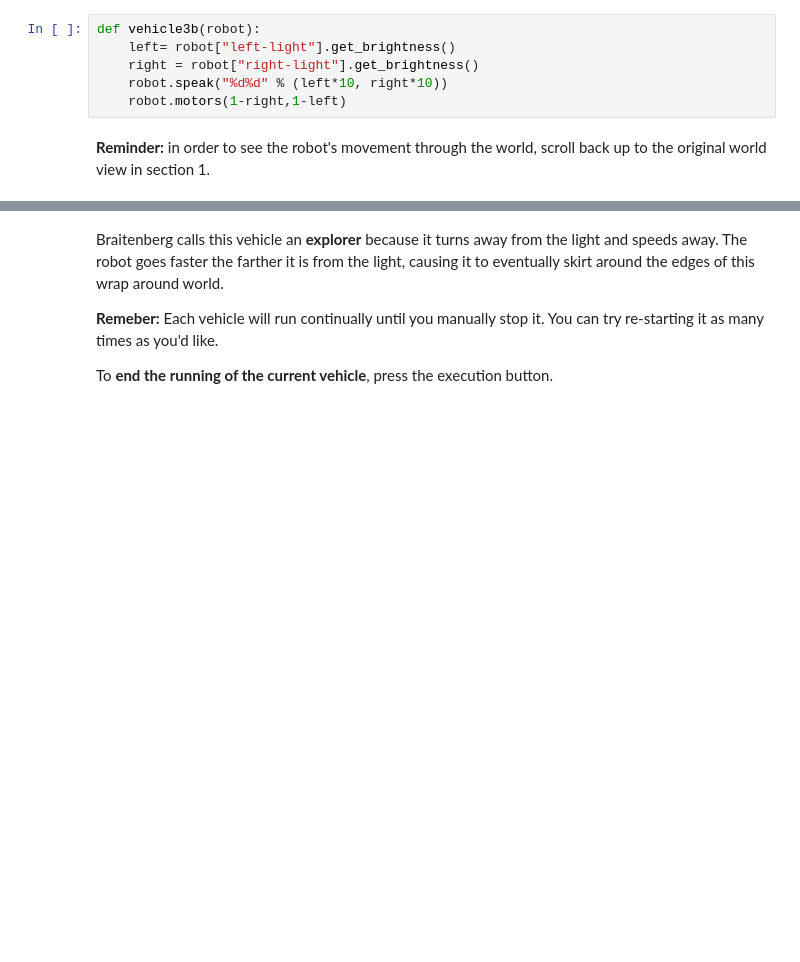
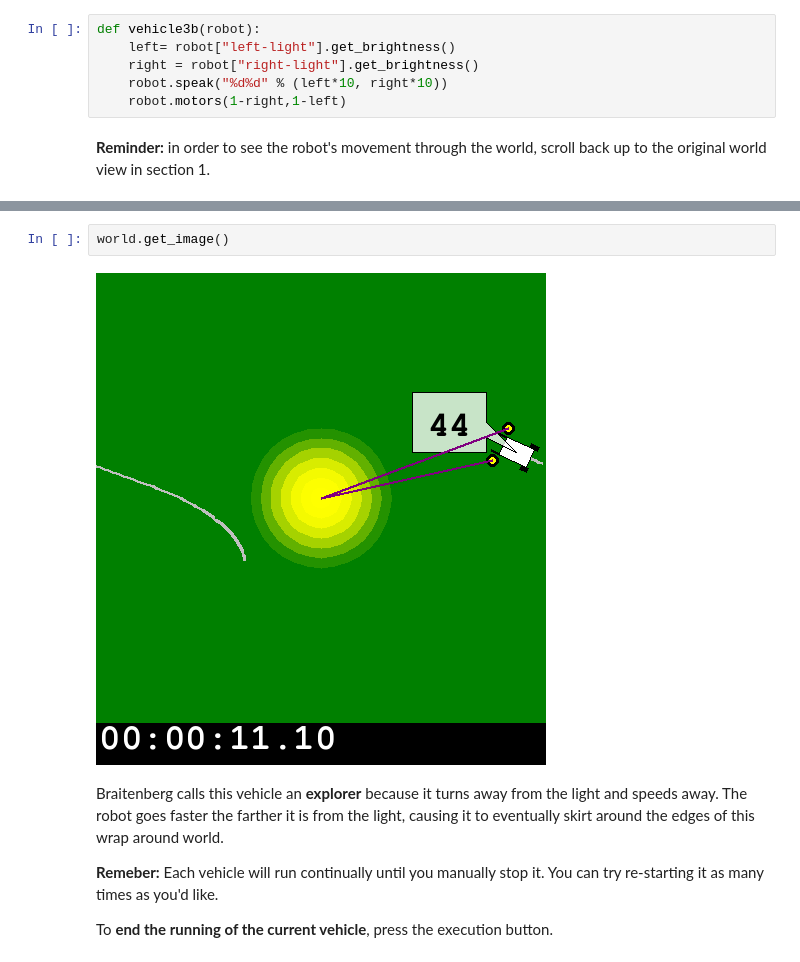
Before and after one commit to ArtificialIntelligenceToolkit/aitk, a Jupyter notebook: notebooks/Robotics/BraitenbergVehicles.ipynb, the cells around one changed output, grey strips where cells are left out. Drawn from its saved outputs; the diff is of its cells as text; blank space fills up the shorter version.

```diff
--- a/notebooks/Robotics/BraitenbergVehicles.ipynb
+++ b/notebooks/Robotics/BraitenbergVehicles.ipynb
@@ -147,3 +159,7 @@ Simulation stopped at: 00:00:05.70; speed 0.99 x real time
+# %%
+world.get_image()
+# %% [output]
+[figure, added]
 # %% [markdown]
 Braitenberg calls this vehicle an **explorer** because it turns away from the light and speeds away.  The robot goes faster the farther it is from the light, causing it to eventually skirt around the edges of this wrap around world.
 
```
Also changed, not shown: parts of 11 cells of this notebook.
